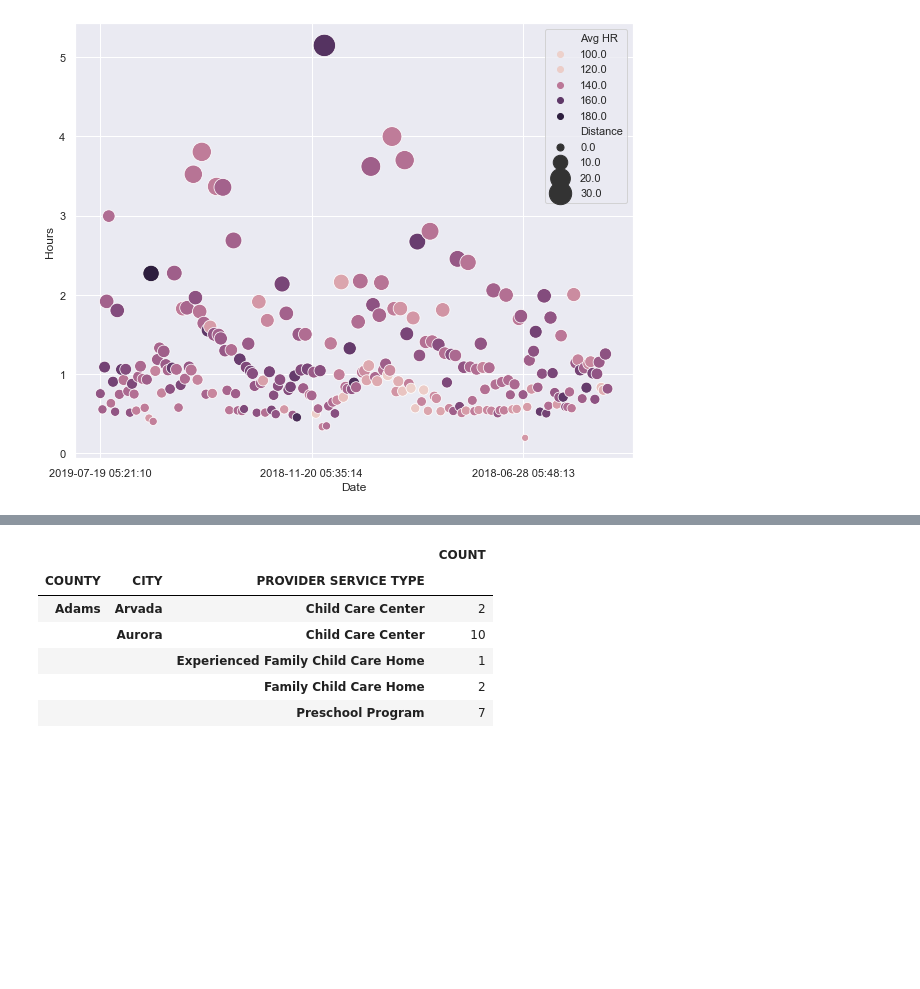
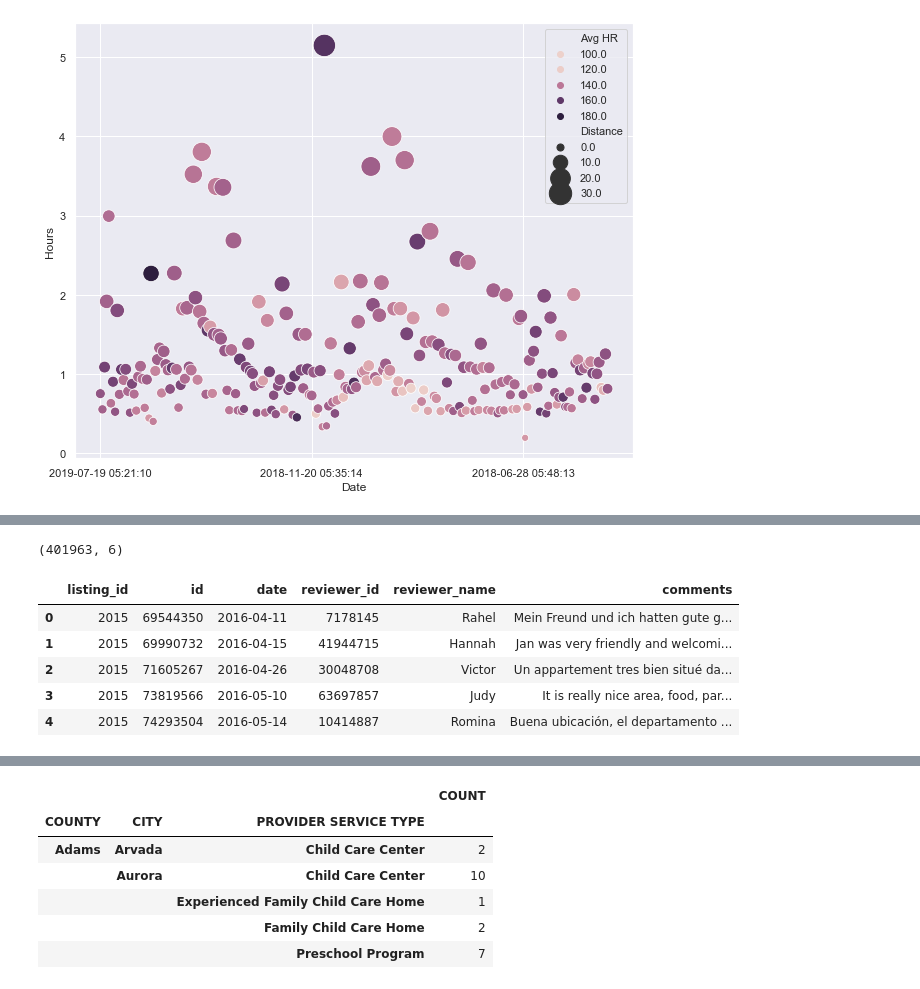
Before and after one commit to virgilpierce/STAT_411, a Jupyter notebook: 1 - Intro and Motivating Ex.ipynb, the cells around one changed output, grey strips where cells are left out. Saved outputs shown, nothing was run; the diff lists cells and outputs as text; code cells hidden in the pictures; blank space fills up the shorter version.

```diff
--- a/1 - Intro and Motivating Ex.ipynb
+++ b/1 - Intro and Motivating Ex.ipynb
@@ -842,0 +896,11 @@ Also the longest run plotted is the NYC Marathon - it would be nice to add a lab
+# %%
+print(reviews_sum.shape)
+reviews_sum.head()
+# %% [output]
+(401963, 6)
+|  | listing_id | id | date | reviewer_id | reviewer_name | comments |
+| 0 | 2015 | 69544350 | 2016-04-11 | 7178145 | Rahel | Mein Freund und ich hatten gute g... |
+| 1 | 2015 | 69990732 | 2016-04-15 | 41944715 | Hannah | Jan was very friendly and welcomi... |
+| 2 | 2015 | 71605267 | 2016-04-26 | 30048708 | Victor | Un appartement tres bien situé da... |
+| 3 | 2015 | 73819566 | 2016-05-10 | 63697857 | Judy | It is really nice area, food, par... |
+| 4 | 2015 | 74293504 | 2016-05-14 | 10414887 | Romina | Buena ubicación, el departamento ... |
```
Also changed, not shown: parts of 9 cells of this notebook.
